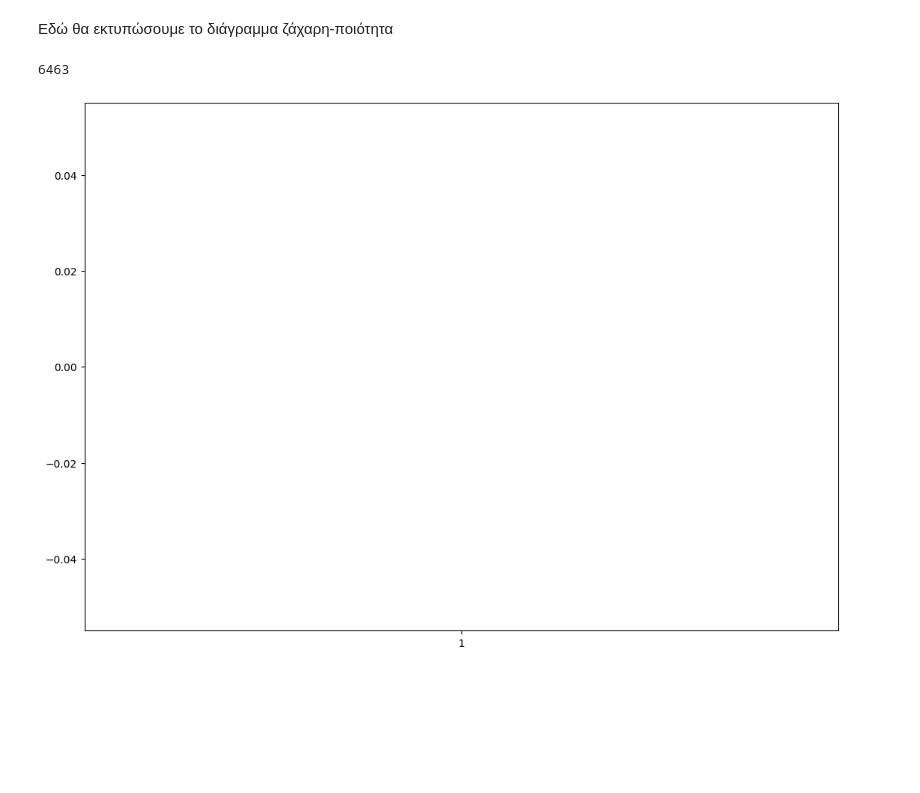
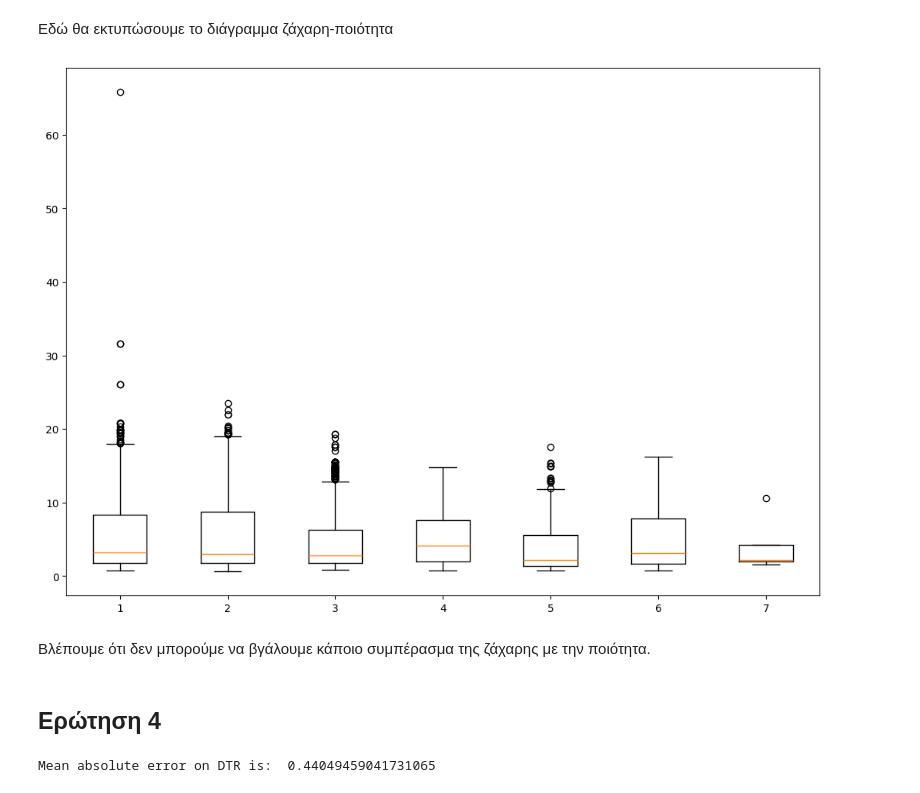
Before and after one commit to markos-merge/machine_learning_assignments, a Jupyter notebook: assignment_4/assignment_4.ipynb, the cells around one changed output. Drawn from its saved outputs; the diff is of its cells as text; code cells hidden in the pictures; blank space fills up the shorter version.

```diff
--- a/assignment_4/assignment_4.ipynb
+++ b/assignment_4/assignment_4.ipynb
@@ -348,15 +365,18 @@ T test:  1.2109831717990665e-23
 # %%
 d = []
 quality_df = df['quality']
 # print( len( quality_df.values ) )
 values = df['quality'].unique()
-for val in df['quality'].unique:
+for val in values:
     mask = df['quality'] == val
-    # d.append( df['residual sugar'][mask])
+    d.append( df['residual sugar'][mask])
 fig = plt.figure(figsize =(10, 7))
 ax = fig.add_axes([0, 0, 1, 1])
 bp = ax.boxplot(d)
-fig.tight_layout()
+# fig.tight_layout()
 # %% [output]
-6463
-[figure, old version]
+[figure, new version]
+# %% [markdown]
+Βλέπουμε ότι δεν μπορούμε να βγάλουμε κάποιο συμπέρασμα της ζάχαρης με την ποιότητα.
+# %% [markdown]
+## Ερώτηση 4
@@ -362,0 +391,9 @@ fig.tight_layout()
+# %%
+model = DecisionTreeRegressor( random_state = 0 )
+model.fit( x_train, y_train )
+y_predicted = model.predict( x_test )
+
+mae = mean_absolute_error( y_predicted, y_test )
+print( "Mean absolute error on DTR is: ", mae )
+# %% [output]
+Mean absolute error on DTR is:  0.44049459041731065
```
Also changed, not shown: parts of 22 cells of this notebook.
